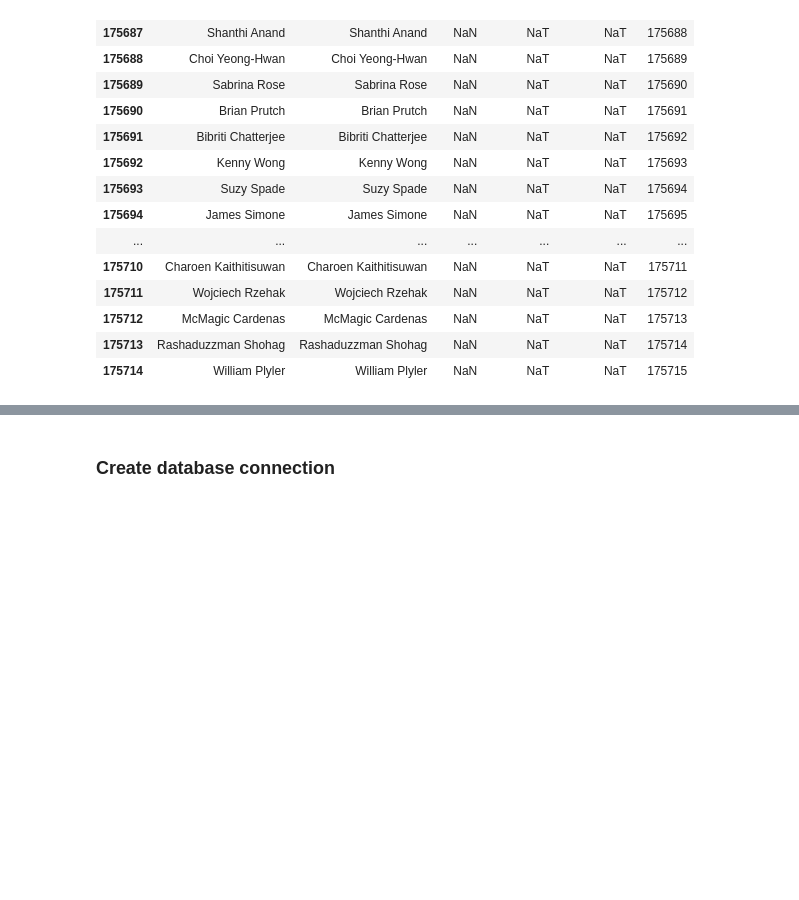
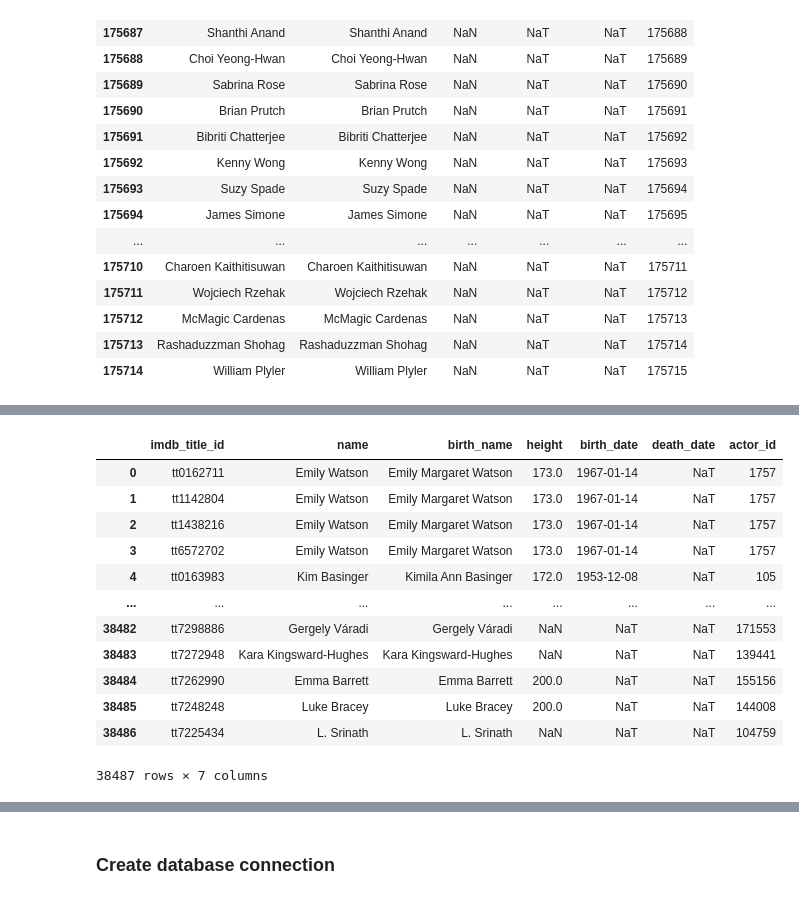
Before and after one commit to eriklockwood/team1_etl_project, a Jupyter notebook: etl_actors/etl_actor.ipynb, the cells around one changed output, grey strips where cells are left out. Cells and saved outputs as stored; diff of their text form; code cells hidden in the pictures; blank space fills up the shorter version.

```diff
--- a/etl_actors/etl_actor.ipynb
+++ b/etl_actors/etl_actor.ipynb
@@ -113,0 +148,7 @@ actorscleancsv.tail(30)
+# %%
+# Create a filtered dataframe from specific columns
+actormovie_cols = ["imdb_title_id", "title", "actors"]
+
+actormovie_transformed= movies_filtered[actormovie_cols].copy()
+
+actormovie_transformed.head()
@@ -113,0 +162,5 @@ actorscleancsv.tail(30)
+# %%
+# Comma separated value in the column transform into multiple rows
+
+actormoviecleancsv= actormovie_transformed.set_index('imdb_title_id').actors.str.split(',', expand=True).stack().reset_index('imdb_title_id')
+actormoviecleancsv.head()
@@ -113,0 +207,19 @@ actorscleancsv.tail(30)
+# %%
+# merge with actor table table to get actor ID
+
+actormovie_merge= pd.merge(actormovie_renamed,actorscleancsv, on="name")
+actormovie_merge
+# %% [output]
+|  | imdb_title_id | name | birth_name | height | birth_date | death_date | actor_id |
+| 0 | tt0162711 | Emily Watson | Emily Margaret Watson | 173.0 | 1967-01-14 | NaT | 1757 |
+| 1 | tt1142804 | Emily Watson | Emily Margaret Watson | 173.0 | 1967-01-14 | NaT | 1757 |
+| 2 | tt1438216 | Emily Watson | Emily Margaret Watson | 173.0 | 1967-01-14 | NaT | 1757 |
+| 3 | tt6572702 | Emily Watson | Emily Margaret Watson | 173.0 | 1967-01-14 | NaT | 1757 |
+| 4 | tt0163983 | Kim Basinger | Kimila Ann Basinger | 172.0 | 1953-12-08 | NaT | 105 |
+| ... | ... | ... | ... | ... | ... | ... | ... |
+| 38482 | tt7298886 | Gergely Váradi | Gergely Váradi | NaN | NaT | NaT | 171553 |
+| 38483 | tt7272948 | Kara Kingsward-Hughes | Kara Kingsward-Hughes | NaN | NaT | NaT | 139441 |
+| 38484 | tt7262990 | Emma Barrett | Emma Barrett | 200.0 | NaT | NaT | 155156 |
+| 38485 | tt7248248 | Luke Bracey | Luke Bracey | 200.0 | NaT | NaT | 144008 |
+| 38486 | tt7225434 | L. Srinath | L. Srinath | NaN | NaT | NaT | 104759 |
+38487 rows × 7 columns
```
Also changed, not shown: parts of 14 cells of this notebook, 1 other file.
